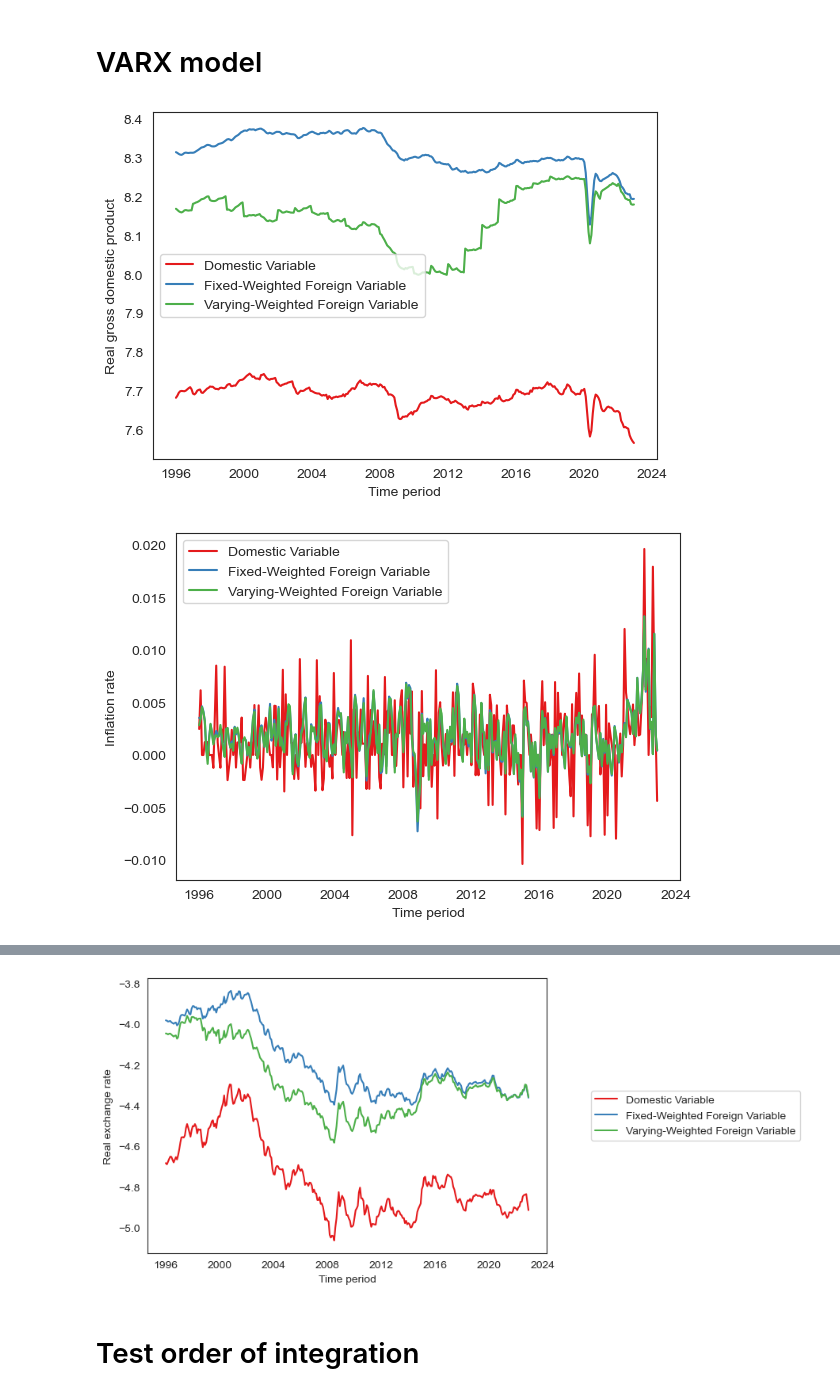
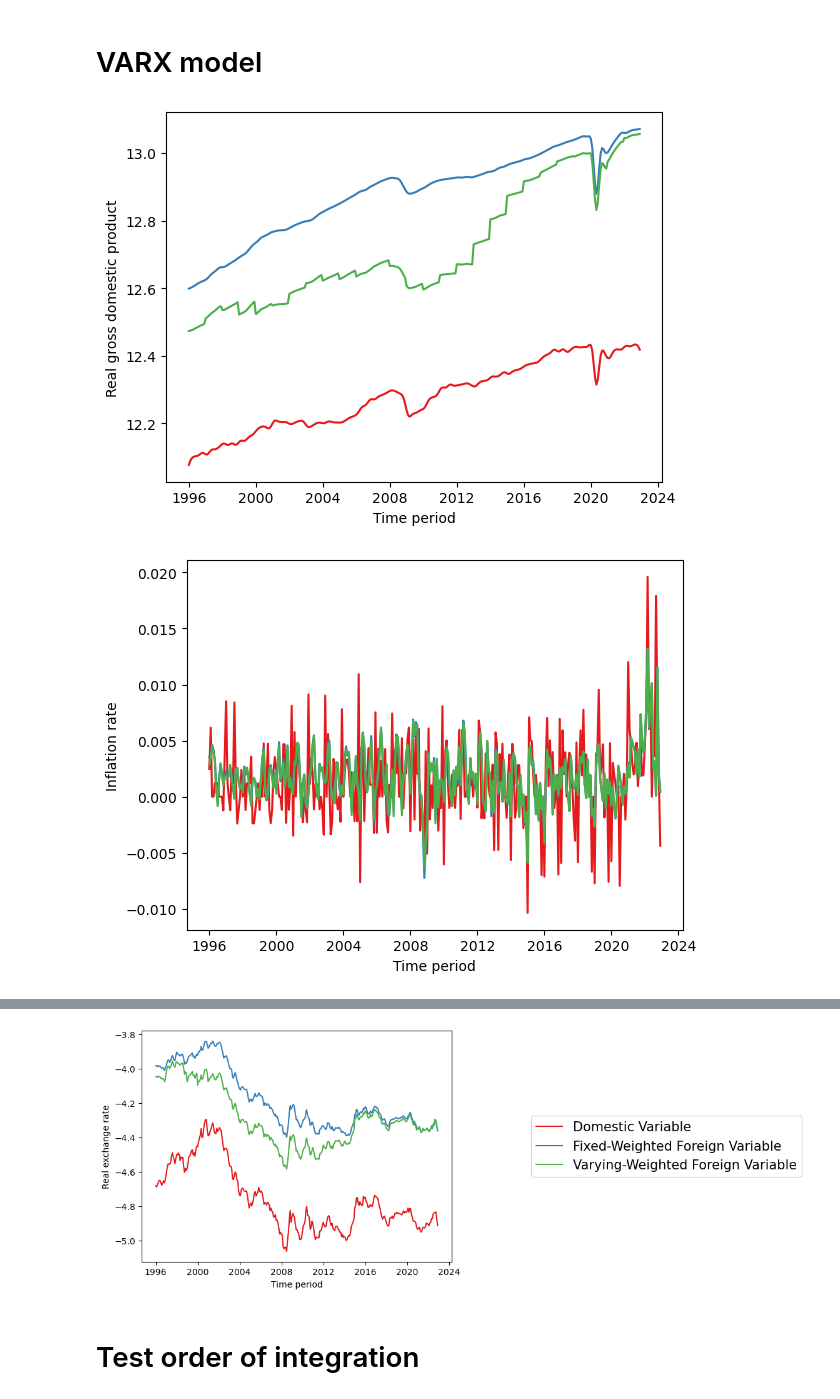
Before and after one commit to JochemvdBosch/GVAR_modeling, a Jupyter notebook: GVAR_code.ipynb, the cells around one changed output, grey strips where cells are left out. Saved outputs shown, nothing was run; the diff lists cells and outputs as text; code cells hidden in the pictures.

```diff
--- a/GVAR_code.ipynb
+++ b/GVAR_code.ipynb
@@ -14,7 +16,7 @@ path = "/Users/joche/Documents/GitHub/GVAR_modeling/"
 # Data preperation
 # %%
 # Import all data for different variables
-variable_list_raw = ['GDP', 'CPI','long_int','short_int','exch_rate','CPI_lag']
+variable_list_raw = ['GDP', 'CPI','short_int','long_int','exch_rate','CPI_lag']
 df_variable_raw = pd.read_excel(path + "Variable_data.xlsx",index_col=0, sheet_name=variable_list_raw)
 
 # To prevent LinAlg errors:
@@ -24,7 +26,7 @@ df_variable_raw['exch_rate'].loc["United States"] += np.random.normal(0,0.01,df_
 df_variable = {}
 
 # Transformating the data
-df_variable['GDP'] = np.log(df_variable_raw['GDP'] / df_variable_raw['CPI'])
+df_variable['GDP'] = np.log(df_variable_raw['GDP'])
 df_variable['inf_rate'] = np.log(df_variable_raw['CPI']) - np.log(df_variable_raw['CPI_lag'])
 df_variable['long_int'] = 1/12 * np.log(1+ df_variable_raw['long_int'])
 df_variable['short_int'] = 1/12 * np.log(1+ df_variable_raw['short_int'])
@@ -52,8 +34,10 @@ df_variable['GDP']
 # %%
 # Define a list of all countries and variables (and a list of extended names for variables for plotting)
-country_list = df_variable['GDP'].index.values
-variable_list = np.array(['GDP', 'inf_rate','long_int','short_int','exch_rate'])
-ext_variable_list = ['Real gross domestic product','Inflation rate','Long-term interest rate','Short-term interest rate','Real exchange rate']
+# country_list = df_variable['GDP'].index.values
+variable_list = np.array(['GDP', 'inf_rate','short_int','long_int','exch_rate'])
+country_list = df_variable['inf_rate'].index.values
+# variable_list = np.array(['inf_rate','long_int'])
+ext_variable_list = ['Real gross domestic product','Inflation rate','Short-term interest rate','Long-term interest rate','Real exchange rate']
 
 # Define an empty dictionary
 df = {}
@@ -145,33 +128,41 @@ df_trade
 # %%
 # Define a country
 country = 'Germany'
 
-sns.color_palette("Set1")
+sns.set_palette("Set1")
 
 # Define the x_it and x_star for a country
 x_it = df[country].T
 x_star_fixed = sum(df[foreign_country].T * df_trade.loc[country][foreign_country] for foreign_country in country_list)
 x_star_vary = pd.concat([sum(df[foreign_country].T.loc[str(year)] * ((df_trade_year[year-1]+df_trade_year[year-2]+df_trade_year[year-3])/3).loc[country][foreign_country] for foreign_country in country_list) for year in year_list[3:]])
 
 # Plot x_it and x_star for every variable
-for i in range(len(variable_list)):
-    fig, ax = plt.subplots()
+for i in range(len(variable_list)-1):
 
-    sns.lineplot(x_it[variable_list[i]],label='Domestic Variable')
-    sns.lineplot(x_star_fixed[variable_list[i]],label='Fixed-Weighted Foreign Variable')
-    sns.lineplot(x_star_vary[variable_list[i]],label='Varying-Weighted Foreign Variable')
+    sns.lineplot(x_it[variable_list[i]])
+    sns.lineplot(x_star_fixed[variable_list[i]])
+    sns.lineplot(x_star_vary[variable_list[i]])
 
     plt.xlabel("Time period")
     plt.ylabel(ext_variable_list[i])
 
-    fig.set_size_inches(6.5, 4.5)
+    plt.show()
 
-    if (i >= 4):
-        pos = ax.get_position()
-        ax.set_position([pos.x0, pos.y0, pos.width, pos.height])
-        ax.legend(loc='center right', bbox_to_anchor=(1.65, 0.5))
 
-    plt.show()
+fig, ax = plt.subplots()
+
+sns.lineplot(x_it[variable_list[4]],label='Domestic Variable')
+sns.lineplot(x_star_fixed[variable_list[4]],label='Fixed-Weighted Foreign Variable')
+sns.lineplot(x_star_vary[variable_list[4]],label='Varying-Weighted Foreign Variable')
+
+plt.xlabel("Time period")
+plt.ylabel(ext_variable_list[4])
+
+pos = ax.get_position()
+ax.set_position([pos.x0, pos.y0, pos.width, pos.height])
+ax.legend(loc='center right', bbox_to_anchor=(2.15, 0.5),prop={'size':15})
+
+plt.show()
 # %% [output]
-[figure, old version]
+[figure, new version]
-[figure, old version]
+[figure, new version]
@@ -180,4 +171,4 @@ for i in range(len(variable_list)):
-[figure, old version]
+[figure, new version]
 # %% [markdown]
 # Test order of integration
 # %%
```
Also changed, not shown: parts of 46 cells of this notebook, 3 other files.
